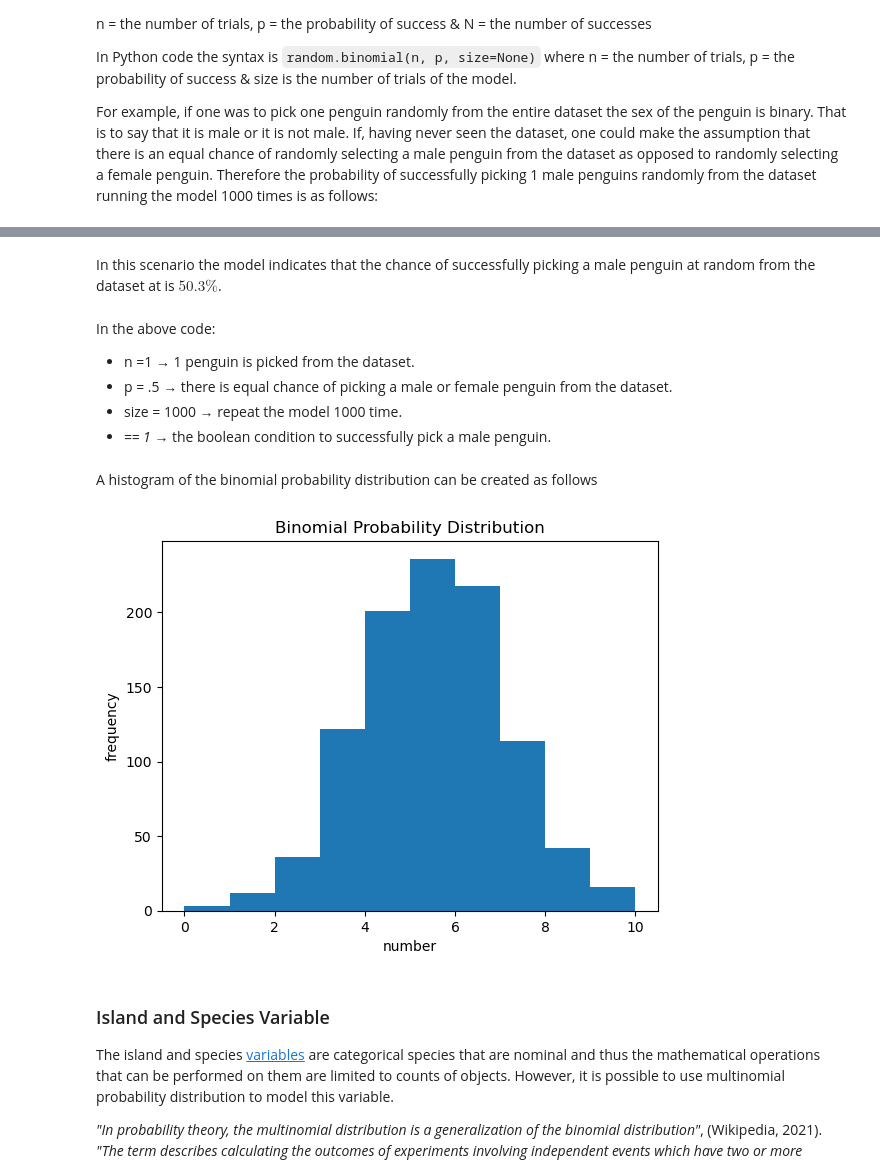
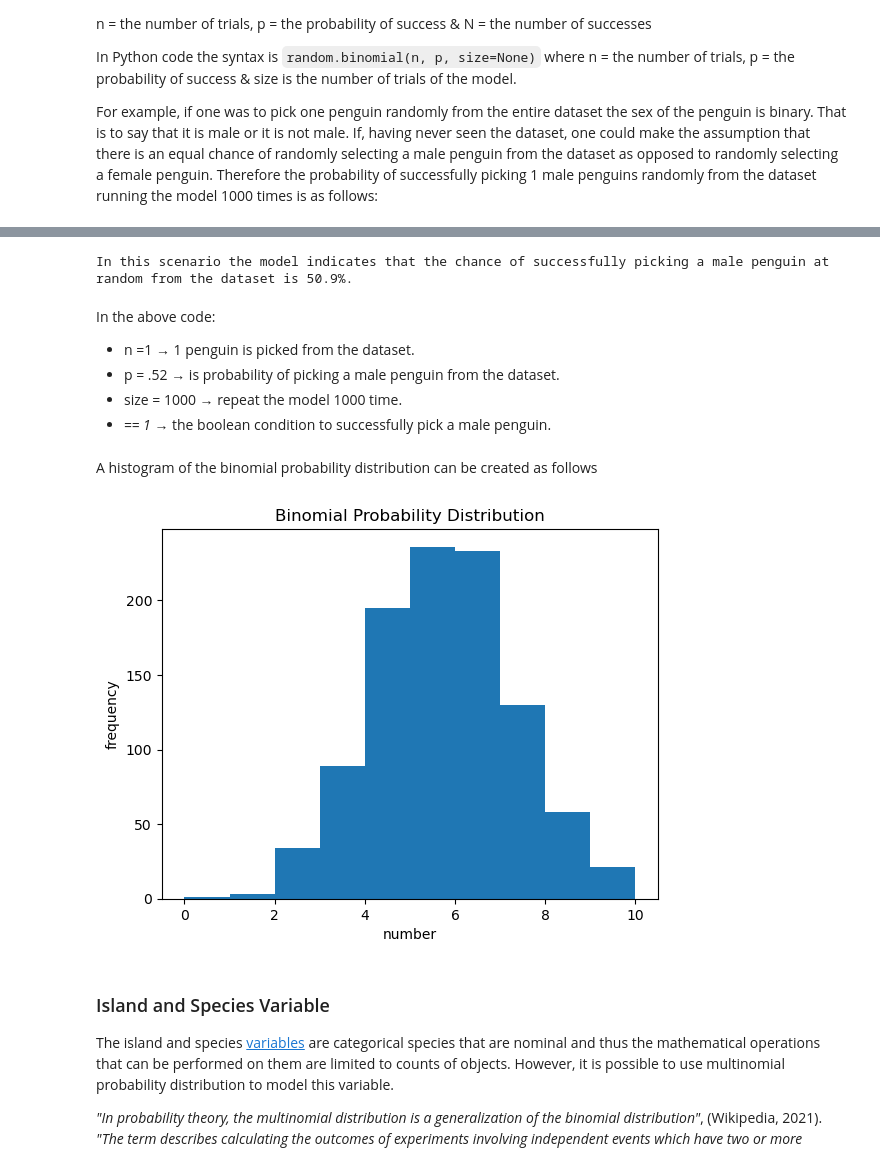
Before and after one commit to humphs078/data_analysis_fundamentals, a Jupyter notebook: tasks.ipynb, the cells around one changed output, grey strips where cells are left out. Saved outputs shown, nothing was run; the diff lists cells and outputs as text; code cells hidden in the pictures.

```diff
--- a/tasks.ipynb
+++ b/tasks.ipynb
@@ -444,9 +463,15 @@ sum(np.random.binomial(1, 0.5, 1000) == 1)/1000.
-# %% [markdown]
-In this scenario the model indicates that the chance of successfully picking a male penguin at random from the dataset at is $50.3\%$.
+# %%
+
+sex_prob = sum(np.random.binomial(1, 0.52, 1000) == 1)/1000.
+
+print(f'In this scenario the model indicates that the chance of successfully picking a male penguin '
+      f'at random from the dataset is {sex_prob*100}%.')
+# %% [output]
+In this scenario the model indicates that the chance of successfully picking a male penguin at random from the dataset is 50.9%.
 # %% [markdown]
 In the above code:
 - n =1 &rarr; 1 penguin is picked from the dataset.
-- p = .5 &rarr; there is equal chance of picking a male or female penguin from the dataset.
+- p = .52 &rarr; is probability of picking a male penguin from the dataset.
 - size = 1000 &rarr; repeat the model 1000 time.
 - *== 1* &rarr; the boolean condition to successfully pick a male penguin.
 # %% [markdown]
@@ -456,16 +481,15 @@ A histogram of the binomial probability distribution can be created as follows
 import matplotlib.pyplot as plt
 # %%
 # result of randomly picking 10 male penguins, tested 1000 times.
-male_prob_test = np.random.binomial(10, .5, 1000)
-
+male_prob_test = np.random.binomial(10, .52, 1000)
 
 fig, axs = plt.subplots()
 axs.hist(male_prob_test, bins=10)
 axs.set_title("Binomial Probability Distribution")
 axs.set(xlabel='number', ylabel='frequency')
 plt.show()
 # %% [output]
-[figure, old version]
+[figure, new version]
 # %% [markdown]
 ### Island and Species Variable <a id="island-and-species-variable"></a>
 
```
Also changed, not shown: parts of 12 cells of this notebook.
